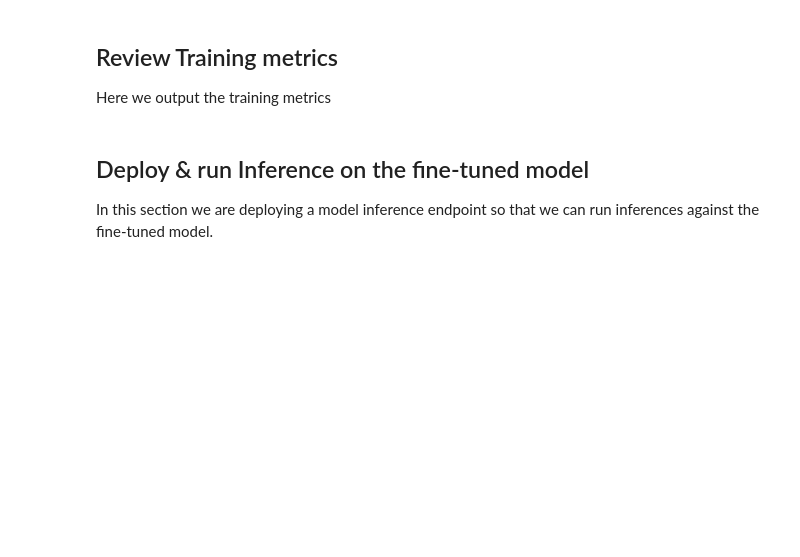
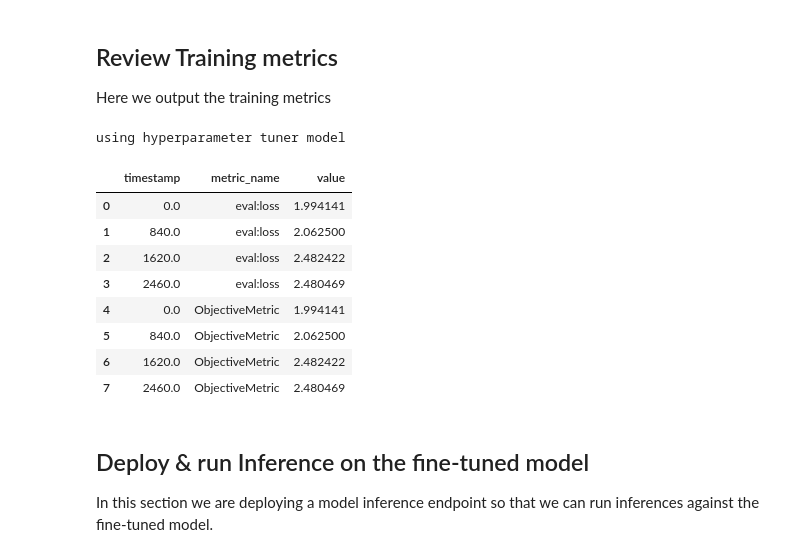
Before and after one commit to aws-samples/fine-tuning-llm-with-domain-knowledge, a Jupyter notebook: fine_tuning.ipynb, the cells around one changed output. Saved outputs shown, nothing was run; the diff lists cells and outputs as text; code cells hidden in the pictures; blank space fills up the shorter version.

Commit message:
finished testing automated model tuning

```diff
--- a/fine_tuning.ipynb
+++ b/fine_tuning.ipynb
@@ -342,9 +382,9 @@ training_job_name = name_from_base(f"{model_id}-transfer-learning")
 # ensure you have the proper quota for the instance type you set for the training_instance_type variable
 # you can check your quota here https://us-east-1.console.aws.amazon.com/servicequotas/home/services/sagemaker/quotas
 # by enter the instance type you plan on using
-use_spot_instances = True
-max_run = 36000 # in seconds
-max_wait = 72000 if use_spot_instances else None # in seconds
+use_spot_instances = False
+max_run = 360000 # in seconds
+max_wait = 720000 if use_spot_instances else None # in seconds
 
 checkpoint_s3_uri = None
 
@@ -363,8 +405,9 @@ from sagemaker import hyperparameters
 hyperparameters = hyperparameters.retrieve_default(model_id=model_id, model_version=model_version)
 
 # Overriding default hyperparameters with custom values
-hyperparameters["epoch"] = "3"
+hyperparameters["epoch"] = "6"
 hyperparameters["per_device_train_batch_size"] = "4"
+hyperparameters["early_stopping_rounds"] = "3"
 
 # If you are training with domain specific datasets you will need parameter to set this to False
 hyperparameters["instruction_tuned"] = False
@@ -377,7 +422,7 @@ This section configures any hyperparameter if you decide to use automated model
 from sagemaker.tuner import ContinuousParameter
 
 # Use AMT (automated model tuning) for tuning and selecting the best model
-use_amt = False
+use_auto_tuning = True
 
 # Define objective metric, based on which the best model will be selected.
 amt_metric_definitions = {
@@ -391,7 +436,7 @@ hyperparameter_ranges = {
 }
 
 # Increase the total number of training jobs run by AMT, for increased accuracy (and training time).
-max_jobs = 6
+max_jobs = 2
 # Change parallel training jobs run by AMT to reduce total training time, constrained by your account limits.
 # if max_jobs=max_parallel_jobs then Bayesian search turns to Random.
 max_parallel_jobs = 2
@@ -423,6 +468,7 @@ tg_estimator = Estimator(
     model_uri=train_model_uri,
     entry_point="transfer_learning.py",
     instance_count=1,
+    volume_size=50,
     instance_type=training_instance_type,
     hyperparameters=hyperparameters,
     output_path=s3_output_location,
@@ -434,10 +480,8 @@ tg_estimator = Estimator(
     max_wait=max_wait
 )
 
-print(f"Training dataset location: {training_dataset_s3_path}")
-
-# chceks to see if you are using automated model tuning
-if use_amt:
+# checks to see if you are using automated model tuning
+if use_auto_tuning:
     hp_tuner = HyperparameterTuner(
         tg_estimator,
         amt_metric_definitions["metrics"][0]["Name"],
@@ -446,14 +490,13 @@ if use_amt:
         max_jobs=max_jobs,
         max_parallel_jobs=max_parallel_jobs,
         objective_type=amt_metric_definitions["type"],
-        base_tuning_job_name=training_job_name,
-        instruction_tuned=False
+        base_tuning_job_name=training_job_name
     )
 
     # Start a SageMaker Tuning job to search for the best hyperparameters
-    hp_tuner.fit({"train": training_dataset_s3_path })
+    hp_tuner.fit({"train": training_dataset_s3_path, "validation": validation_dataset_s3_path }, logs=True)
 else:
     # Start a SageMaker Training job by passing s3 path for the training dataset
     tg_estimator.fit(
-        {"train": training_dataset_s3_path}, logs=True
+        {"train": training_dataset_s3_path, "validation": validation_dataset_s3_path}, logs=True
     )
@@ -463,13 +509,26 @@ Here we output the training metrics
 # %%
 from sagemaker import TrainingJobAnalytics
 
-if use_amt:
+if use_auto_tuning:
+    print("using hyperparameter tuner model")
     training_job_name = hp_tuner.best_training_job()
 else:
+    print("using estimator model")
     training_job_name = tg_estimator.latest_training_job.job_name
 
 df = TrainingJobAnalytics(training_job_name=training_job_name).dataframe()
 df.head(10)
+# %% [output]
+using hyperparameter tuner model
+|  | timestamp | metric_name | value |
+| 0 | 0.0 | eval:loss | 1.994141 |
+| 1 | 840.0 | eval:loss | 2.062500 |
+| 2 | 1620.0 | eval:loss | 2.482422 |
+| 3 | 2460.0 | eval:loss | 2.480469 |
+| 4 | 0.0 | ObjectiveMetric | 1.994141 |
+| 5 | 840.0 | ObjectiveMetric | 2.062500 |
+| 6 | 1620.0 | ObjectiveMetric | 2.482422 |
+| 7 | 2460.0 | ObjectiveMetric | 2.480469 |
 # %% [markdown]
 ## Deploy & run Inference on the fine-tuned model
 In this section we are deploying a model inference endpoint so that we can run inferences against the fine-tuned model.
```
Also changed, not shown: parts of 12 cells of this notebook.
